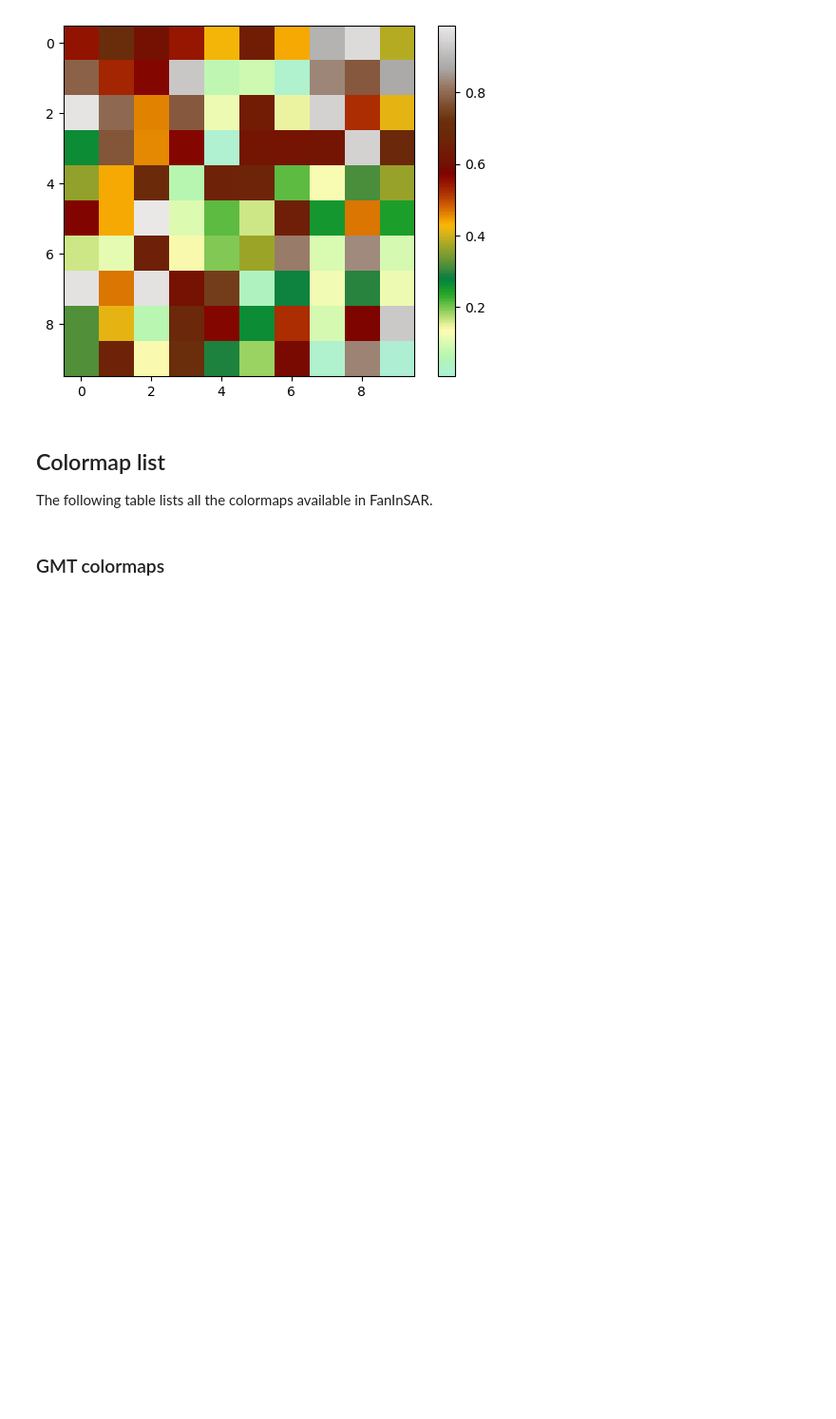
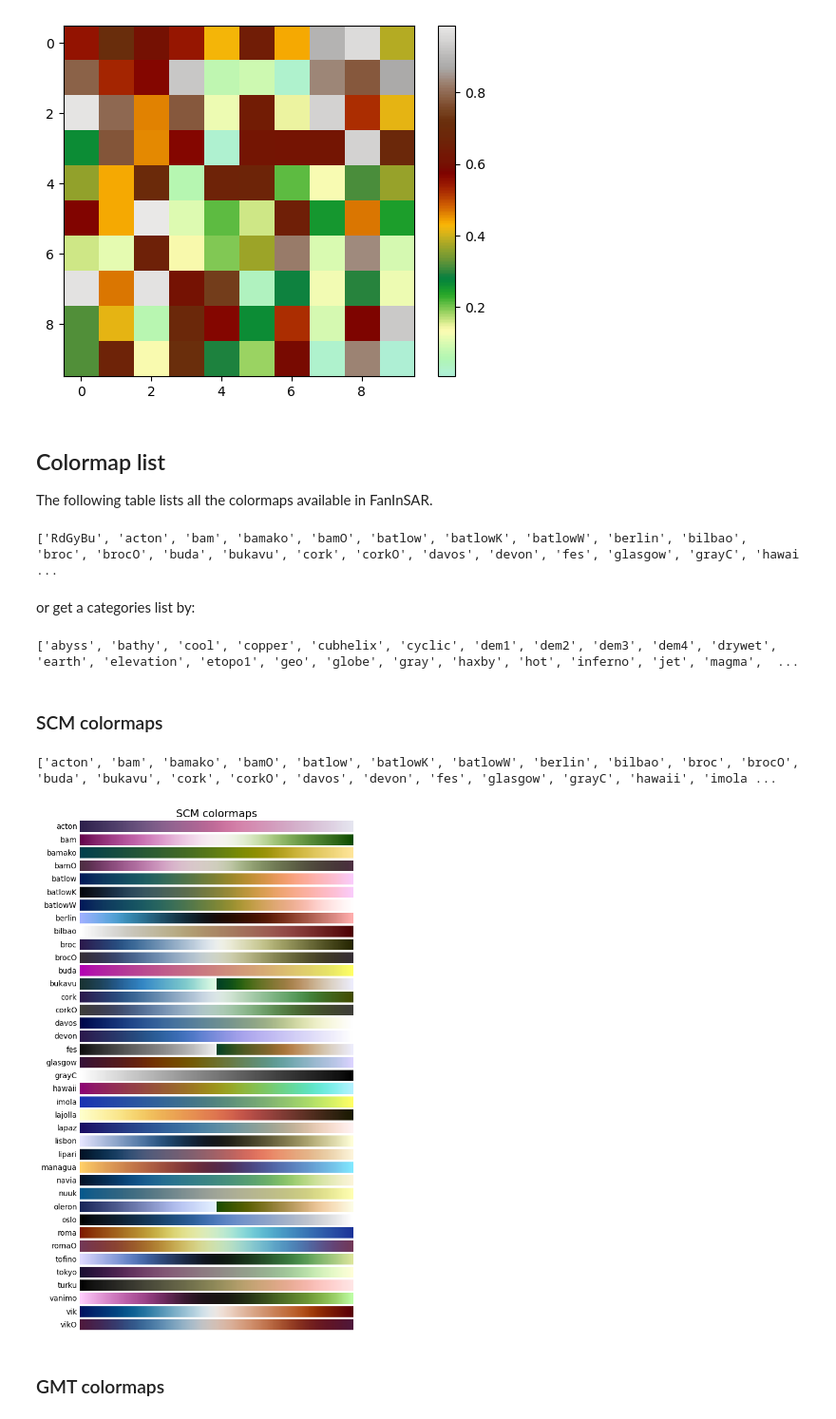
Before and after one commit to Fanchengyan/FanInSAR, a Jupyter notebook: docs/source/user_guide/colormap.ipynb, the cells around one changed output. Shown at 95% size. Saved outputs shown, nothing was run; the diff lists cells and outputs as text; code cells hidden in the pictures; blank space fills up the shorter version.

Commit message:
update cmaps docs and SCM

```diff
--- a/docs/source/user_guide/colormap.ipynb
+++ b/docs/source/user_guide/colormap.ipynb
@@ -47,4 +48,14 @@ plt.colorbar()
 The following table lists all the colormaps available in FanInSAR.
+# %%
+print(cmaps.names)
+# %% [output]
+['RdGyBu', 'acton', 'bam', 'bamako', 'bamO', 'batlow', 'batlowK', 'batlowW', 'berlin', 'bilbao', 'broc', 'brocO', 'buda', 'bukavu', 'cork', 'corkO', 'davos', 'devon', 'fes', 'glasgow', 'grayC', 'hawai ...
+# %% [markdown]
+or get a categories list by:
+# %%
+print(cmaps.GMT.names)
+# %% [output]
+['abyss', 'bathy', 'cool', 'copper', 'cubhelix', 'cyclic', 'dem1', 'dem2', 'dem3', 'dem4', 'drywet', 'earth', 'elevation', 'etopo1', 'geo', 'globe', 'gray', 'haxby', 'hot', 'inferno', 'jet', 'magma',  ...
 # %%
 gradient = np.linspace(0, 1, 256)
 gradient = np.vstack((gradient, gradient))
@@ -61,19 +72,20 @@ def plot_color_gradients(cmap_category, cmap_list):
 
     for ax, cmap_name in zip(axs, cmap_list):
         ax.imshow(gradient, aspect="auto", cmap=getattr(cmaps, cmap_name))
-        ax.text(
-            -0.01,
-            0.5,
-            cmap_name,
-            va="center",
-            ha="right",
-            fontsize=10,
-            transform=ax.transAxes,
-        )
+        ax.text(-0.01, 0.5, cmap_name, va="center", ha="right", fontsize=10, transform=ax.transAxes)
 
     # Turn off *all* ticks & spines, not just the ones with colormaps.
     for ax in axs:
         ax.set_axis_off()
+# %% [markdown]
+### SCM colormaps
+# %%
+cmap_list = [i for i in cmaps.SCM.names if not i.endswith("_r")]
+plot_color_gradients("SCM", cmap_list)
+print(cmap_list)
+# %% [output]
+['acton', 'bam', 'bamako', 'bamO', 'batlow', 'batlowK', 'batlowW', 'berlin', 'bilbao', 'broc', 'brocO', 'buda', 'bukavu', 'cork', 'corkO', 'davos', 'devon', 'fes', 'glasgow', 'grayC', 'hawaii', 'imola ...
+[figure, added]
 # %% [markdown]
 ### GMT colormaps
 # %%
```
Also changed, not shown: parts of 7 cells of this notebook, 29 other files.
